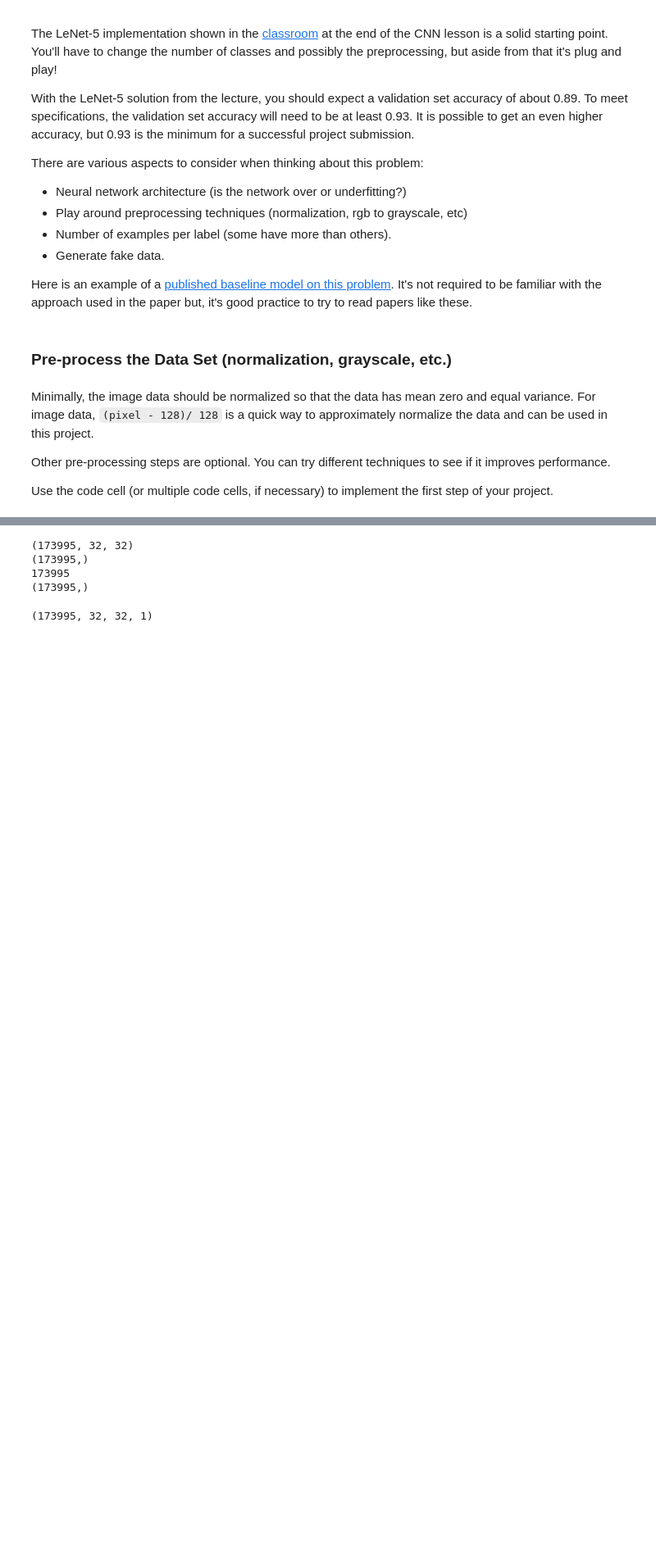
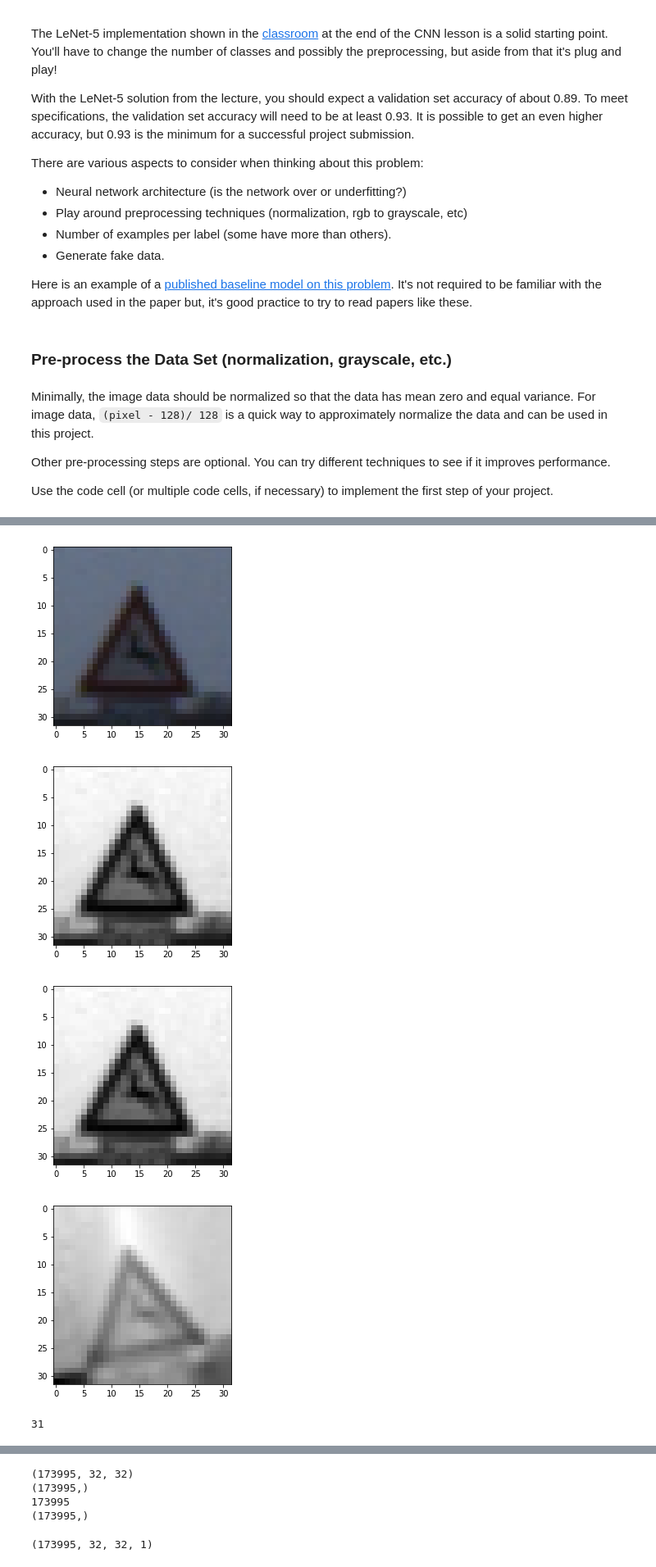
Before and after one commit to brightwellt/CarND-Traffic-Sign-Classifier-Project, a Jupyter notebook: Traffic_Sign_Classifier.ipynb, the cells around one changed output, grey strips where cells are left out. Shown: that part at 82% size. Cells and saved outputs as stored; diff of their text form; code cells hidden in the pictures; blank space fills up the shorter version.

```diff
--- a/Traffic_Sign_Classifier.ipynb
+++ b/Traffic_Sign_Classifier.ipynb
@@ -280,0 +269,34 @@ print(len(a_y))
+# %%
+import cv2
+index = 600 #random.randint(0, len(X_train))
+image = X_train[index]
+image = grayscaleImage(image)
+new_img = normalizeImage(image)
+
+jittered = makeRandomImage(new_img)
+
+plt.clf
+plt.imshow(X_train[index])
+plt.show()
+
+plt.clf
+plt.imshow(image, 'gray')
+plt.show()
+
+plt.clf
+plt.imshow(image, 'gray')
+plt.show()
+
+plt.clf
+plt.imshow(jittered, 'gray')
+plt.show()
+
+
+
+print(y_train[index])
+# %% [output]
+[figure, added]
+[figure, added]
+[figure, added]
+[figure, added]
+31
```
Also changed, not shown: parts of 21 cells of this notebook.
